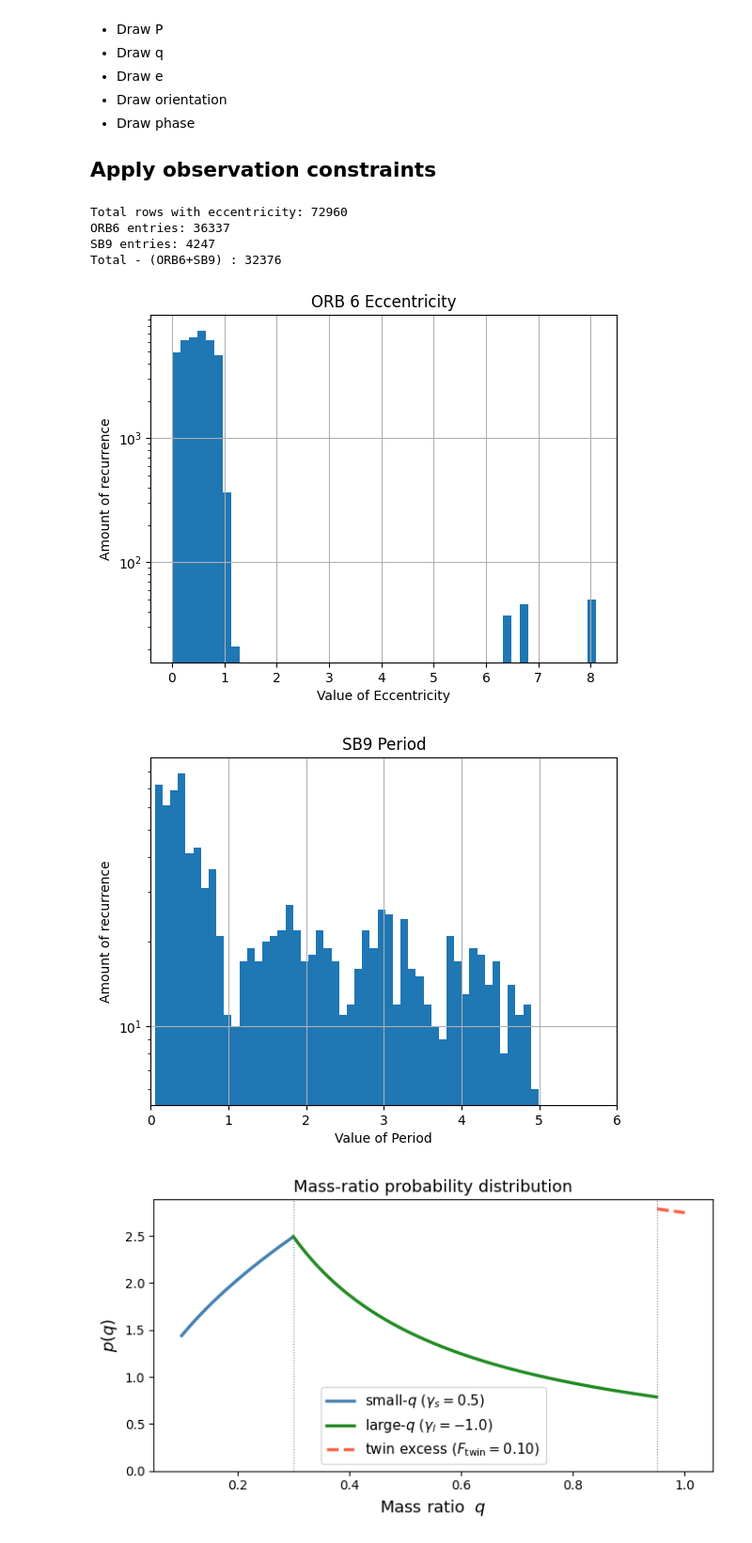
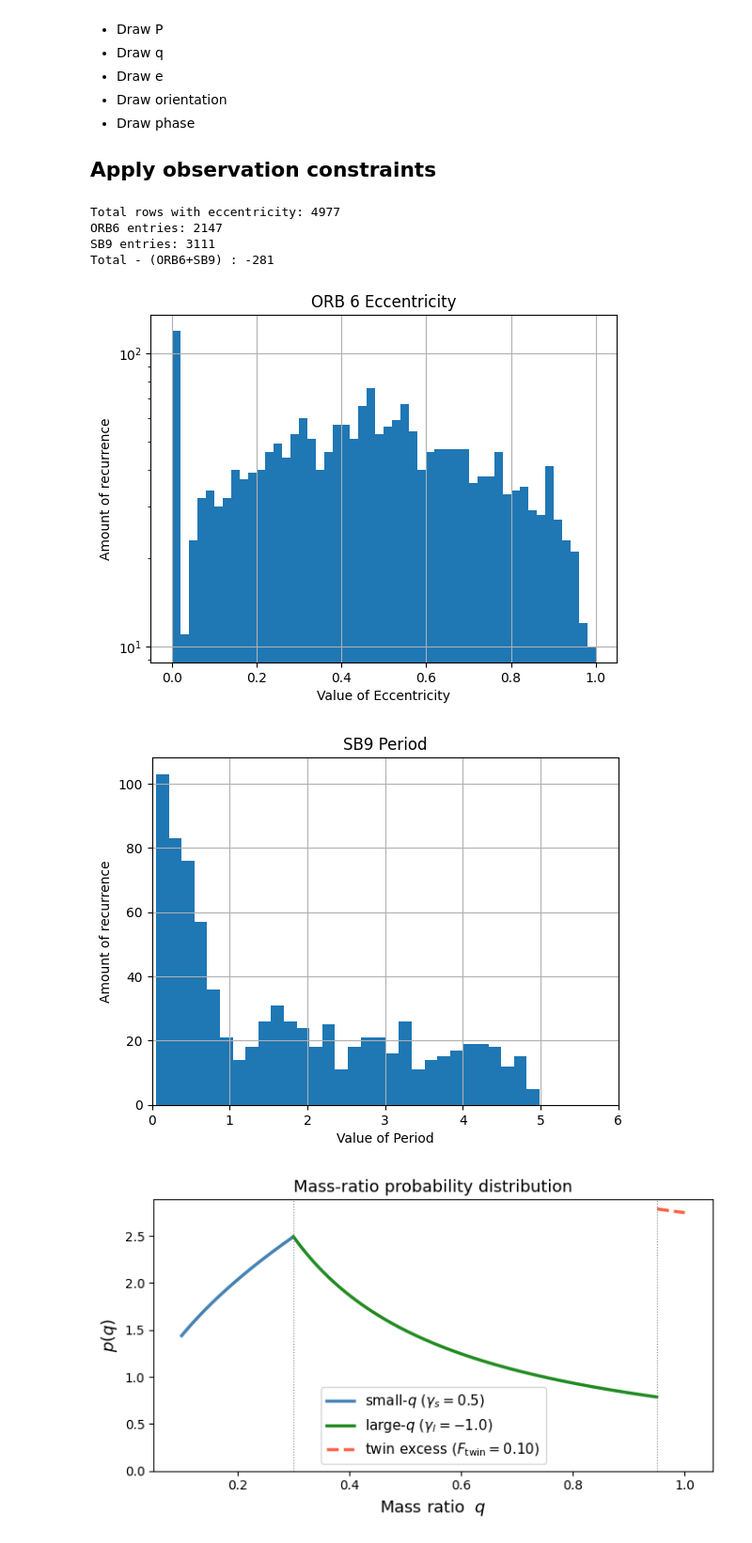
Before and after one commit to Eljameuter/Orbital-and-physical-parameter-distribution-of-Binary-Systems, a Jupyter notebook: Bias_correction.ipynb, the cells around one changed output. Shown at 94% size. Saved outputs shown, nothing was run; the diff lists cells and outputs as text; code cells hidden in the pictures.

```diff
--- a/Bias_correction.ipynb
+++ b/Bias_correction.ipynb
@@ -19,7 +19,7 @@ import pandas as pd
 # %%
 
 
-df = pd.read_csv(r'DATA/RAW/table2.csv')
+df = pd.read_csv(r'DATA/RAW/reduced_raw_data.csv')
 
 # Exclude rows with no eccentricity entry
 df_clean = df[df["e"].notna()].copy()
@@ -46,27 +46,27 @@ print(f"ORB6 entries: {len(df_ORB6)}")
 print(f"SB9 entries: {len(df_SB9)}")
 print(f"Total - (ORB6+SB9) : {len(df_clean) -(len(df_ORB6) + len(df_SB9))}")
 # %% [output]
-Total rows with eccentricity: 72960
-ORB6 entries: 36337
-SB9 entries: 4247
-Total - (ORB6+SB9) : 32376
+Total rows with eccentricity: 4977
+ORB6 entries: 2147
+SB9 entries: 3111
+Total - (ORB6+SB9) : -281
 # %%
 plt.hist(df_ORB6["e"],log=True, bins=50)
 plt.xlabel('Value of Eccentricity')
 plt.ylabel('Amount of recurrence')
 plt.title('ORB 6 Eccentricity')
 plt.grid(True)
 plt.show()
-plt.hist(df_SB9["period"][df_SB9["period"] < 5],log=True, bins=50)
+plt.hist(df_SB9["period"][df_SB9["period"] < 5], bins=30)
 plt.xlabel('Value of Period')
 plt.ylabel('Amount of recurrence')
 plt.xlim(0,6)
 plt.title('SB9 Period')
 plt.grid(True)
 plt.show()
 # %% [output]
-[figure, old version]
+[figure, new version]
-[figure, old version]
+[figure, new version]
 # %%
 def mass_distribution(q, gamma_small, gamma_large, F_twin):
     """
```
Also changed, not shown: parts of 16 cells of this notebook, 1 other file.
